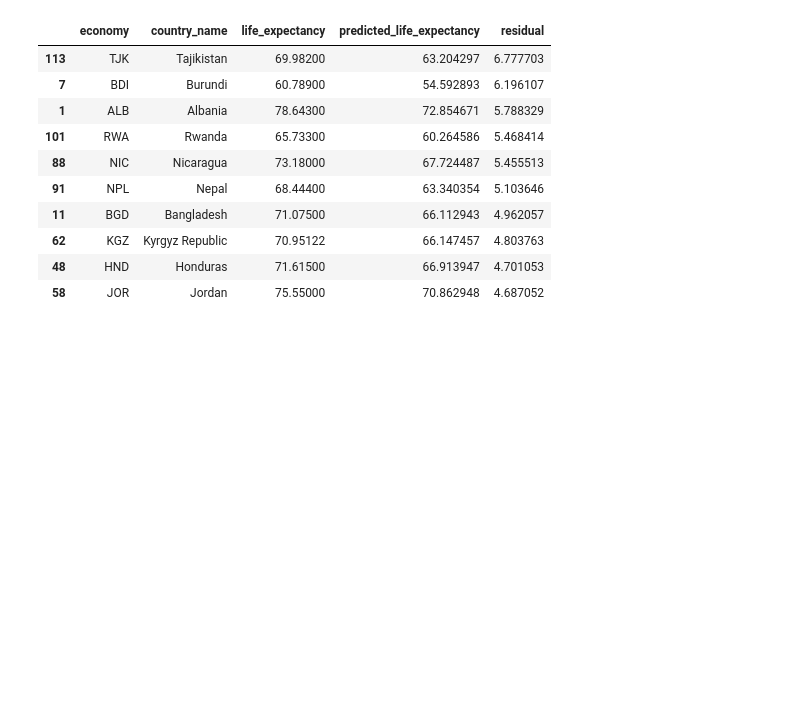
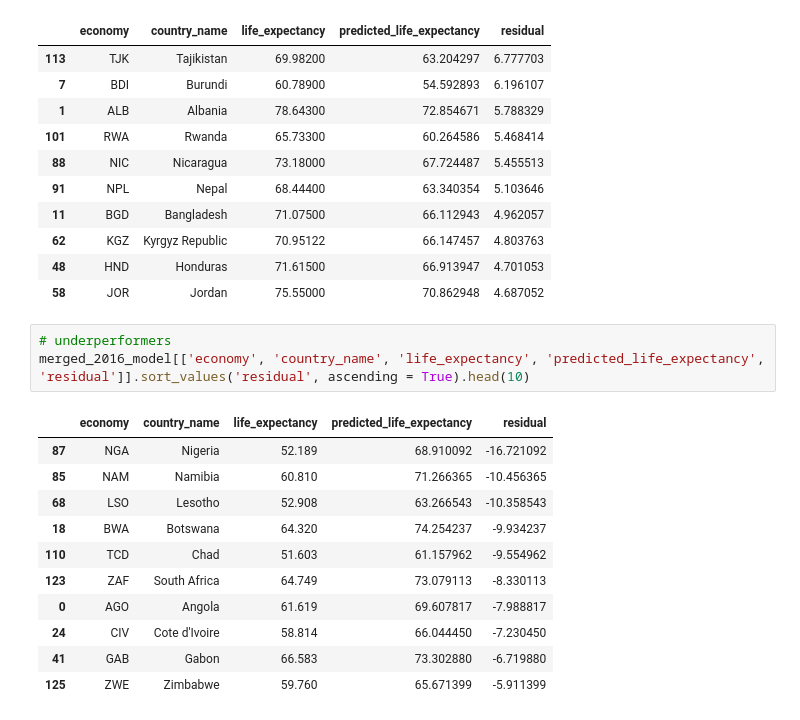
Before and after one commit to ambriapearce/life_expectancy_climate_risk, a Jupyter notebook: climate_risk.ipynb, the cells around one changed output. Saved outputs shown, nothing was run; the diff lists cells and outputs as text; blank space fills up the shorter version.

```diff
--- a/climate_risk.ipynb
+++ b/climate_risk.ipynb
@@ -879,3 +879,18 @@ merged_2016_model[['economy', 'country_name', 'life_expectancy', 'predicted_life
 | 62 | KGZ | Kyrgyz Republic | 70.95122 | 66.147457 | 4.803763 |
 | 48 | HND | Honduras | 71.61500 | 66.913947 | 4.701053 |
 | 58 | JOR | Jordan | 75.55000 | 70.862948 | 4.687052 |
+# %%
+# underperformers
+merged_2016_model[['economy', 'country_name', 'life_expectancy', 'predicted_life_expectancy', 'residual']].sort_values('residual', ascending = True).head(10)
+# %% [output]
+|  | economy | country_name | life_expectancy | predicted_life_expectancy | residual |
+| 87 | NGA | Nigeria | 52.189 | 68.910092 | -16.721092 |
+| 85 | NAM | Namibia | 60.810 | 71.266365 | -10.456365 |
+| 68 | LSO | Lesotho | 52.908 | 63.266543 | -10.358543 |
+| 18 | BWA | Botswana | 64.320 | 74.254237 | -9.934237 |
+| 110 | TCD | Chad | 51.603 | 61.157962 | -9.554962 |
+| 123 | ZAF | South Africa | 64.749 | 73.079113 | -8.330113 |
+| 0 | AGO | Angola | 61.619 | 69.607817 | -7.988817 |
+| 24 | CIV | Cote d'Ivoire | 58.814 | 66.044450 | -7.230450 |
+| 41 | GAB | Gabon | 66.583 | 73.302880 | -6.719880 |
+| 125 | ZWE | Zimbabwe | 59.760 | 65.671399 | -5.911399 |
```
Also changed, not shown: parts of 12 cells of this notebook.
